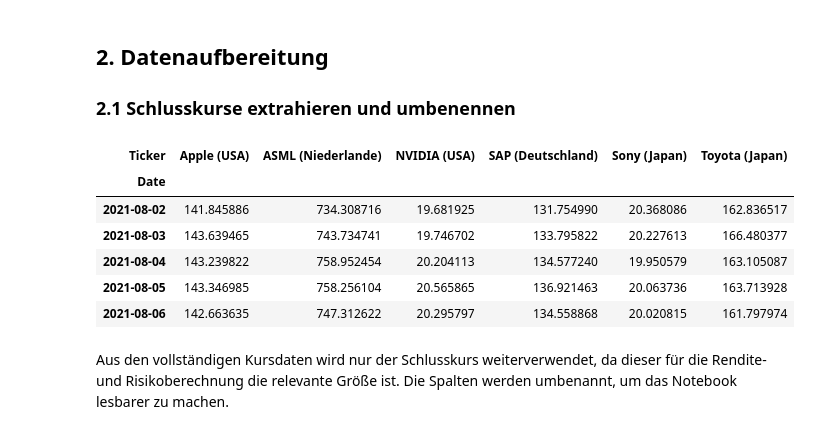
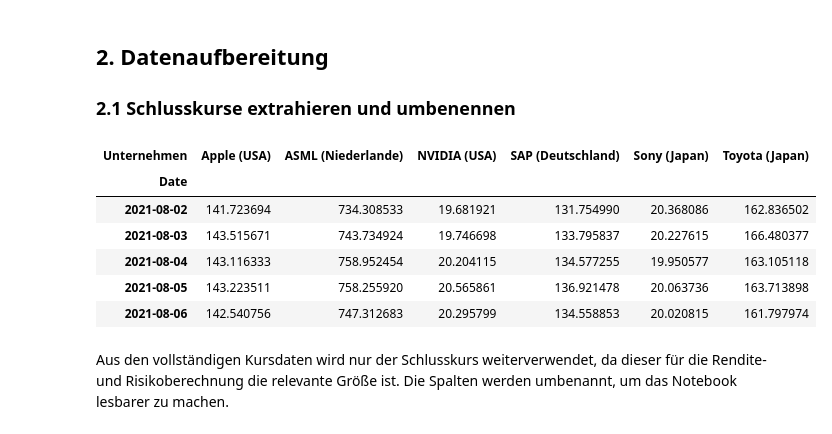
Before and after one commit to dustin-keks/DLBFTPPP01, a Jupyter notebook: aktienvergleich.ipynb, the cells around one changed output. Cells and saved outputs as stored; diff of their text form; code cells hidden in the pictures.

```diff
--- a/aktienvergleich.ipynb
+++ b/aktienvergleich.ipynb
@@ -67,16 +71,16 @@ Vor der Weiterverarbeitung wird geprüft, ob die Daten vollständig sind und der
 ## 2. Datenaufbereitung
 ### 2.1 Schlusskurse extrahieren und umbenennen
 # %%
-close = data["Close"].rename(columns = tickers)
+close = data["Close"].rename(columns = tickers).rename_axis(columns="Unternehmen")
 close.head()
 # %% [output]
-| Ticker | Apple (USA) | ASML (Niederlande) | NVIDIA (USA) | SAP (Deutschland) | Sony (Japan) | Toyota (Japan) |
+| Unternehmen | Apple (USA) | ASML (Niederlande) | NVIDIA (USA) | SAP (Deutschland) | Sony (Japan) | Toyota (Japan) |
 | Date |  |  |  |  |  |  |
-| 2021-08-02 | 141.845886 | 734.308716 | 19.681925 | 131.754990 | 20.368086 | 162.836517 |
-| 2021-08-03 | 143.639465 | 743.734741 | 19.746702 | 133.795822 | 20.227613 | 166.480377 |
-| 2021-08-04 | 143.239822 | 758.952454 | 20.204113 | 134.577240 | 19.950579 | 163.105087 |
-| 2021-08-05 | 143.346985 | 758.256104 | 20.565865 | 136.921463 | 20.063736 | 163.713928 |
-| 2021-08-06 | 142.663635 | 747.312622 | 20.295797 | 134.558868 | 20.020815 | 161.797974 |
+| 2021-08-02 | 141.723694 | 734.308533 | 19.681921 | 131.754990 | 20.368086 | 162.836502 |
+| 2021-08-03 | 143.515671 | 743.734924 | 19.746698 | 133.795837 | 20.227615 | 166.480377 |
+| 2021-08-04 | 143.116333 | 758.952454 | 20.204115 | 134.577255 | 19.950577 | 163.105118 |
+| 2021-08-05 | 143.223511 | 758.255920 | 20.565861 | 136.921478 | 20.063736 | 163.713898 |
+| 2021-08-06 | 142.540756 | 747.312683 | 20.295799 | 134.558853 | 20.020815 | 161.797974 |
 # %% [markdown]
 Aus den vollständigen Kursdaten wird nur der Schlusskurs weiterverwendet, da dieser für die Rendite- und Risikoberechnung die relevante Größe ist. Die Spalten werden umbenannt, um das Notebook lesbarer zu machen.
 # %% [markdown]
```
Also changed, not shown: parts of 31 cells of this notebook, 2 other files.
